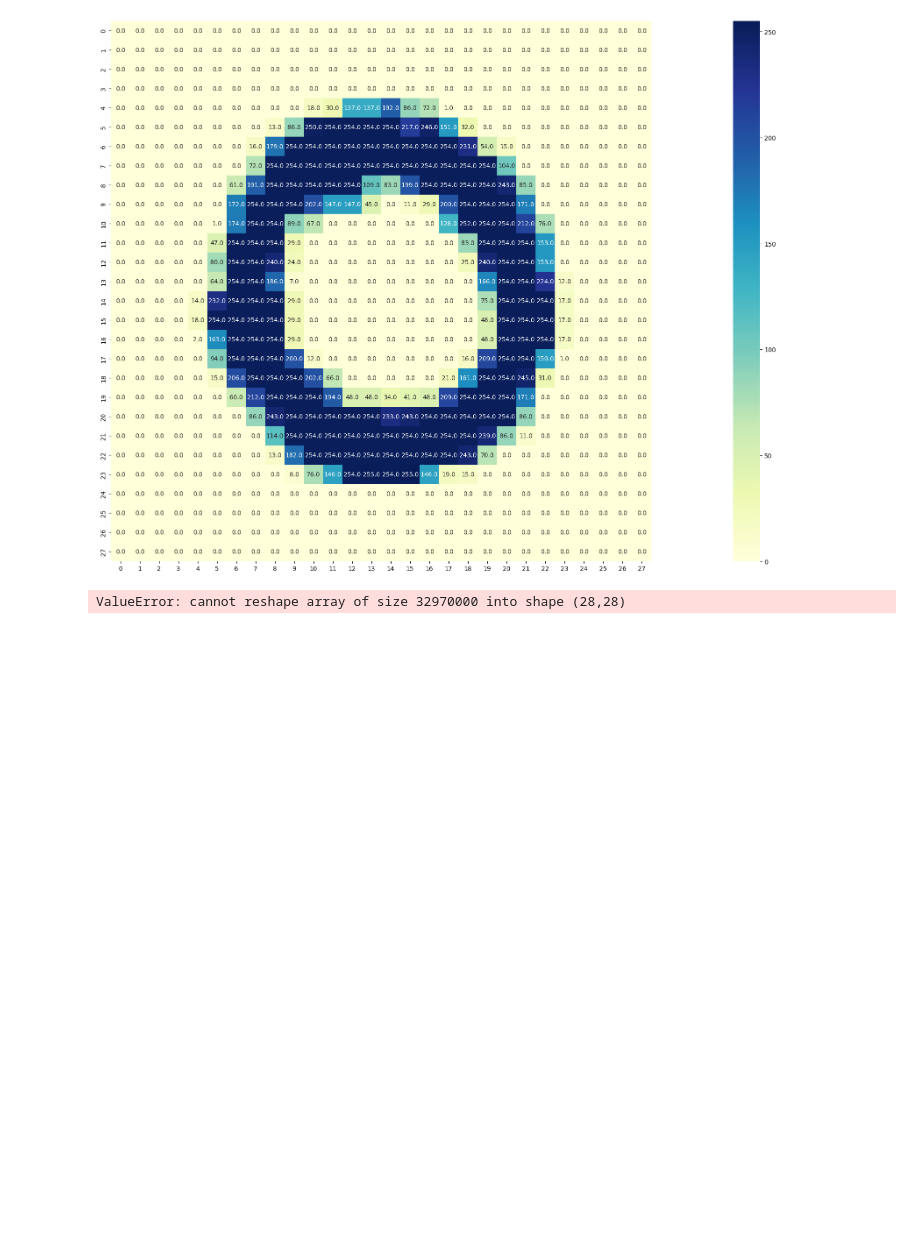
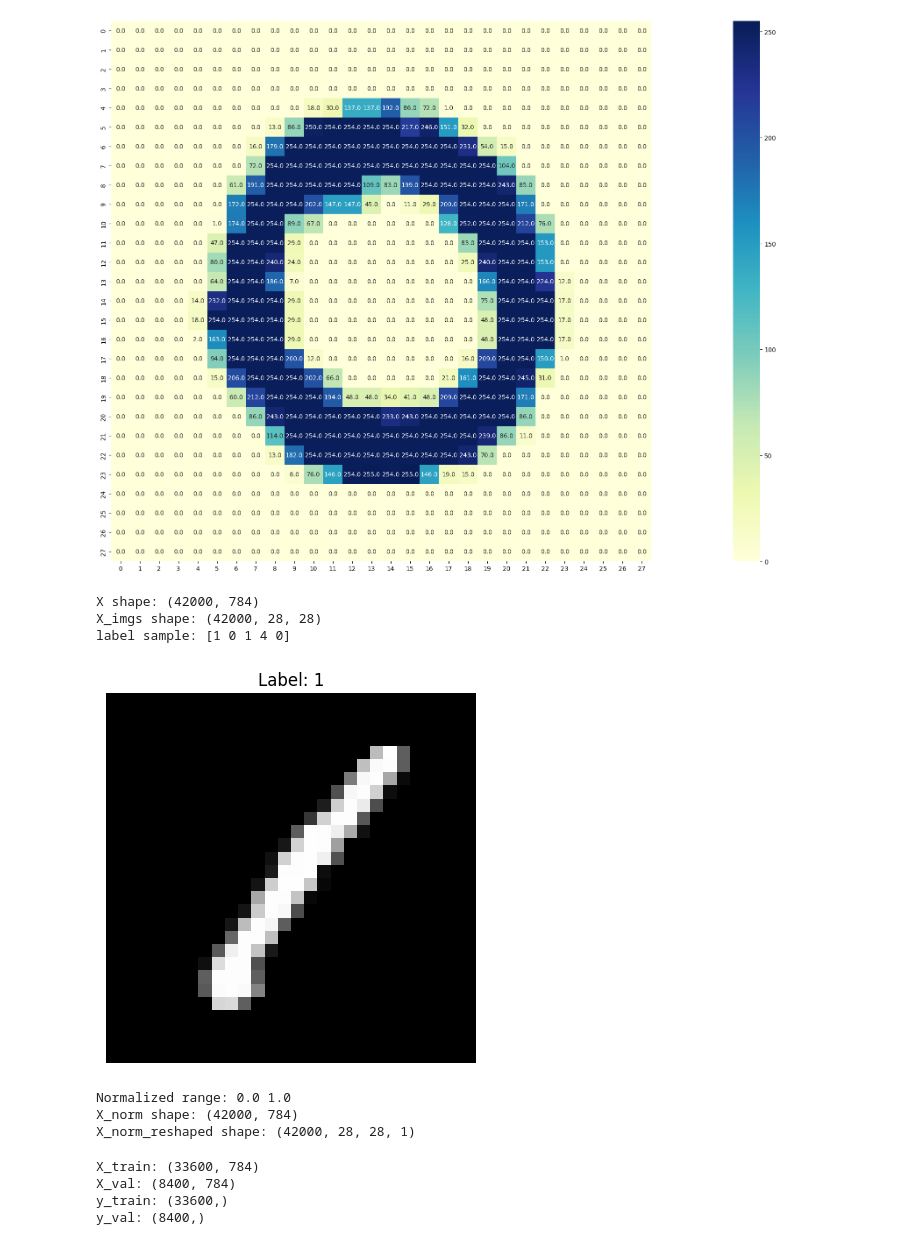
Before and after one commit to mutassimalzeem/vision-classification-pipeline, a Jupyter notebook: notebooks/analysis.ipynb, the cells around one changed output. Cells and saved outputs as stored; diff of their text form; code cells hidden in the pictures; blank space fills up the shorter version.

```diff
--- a/notebooks/analysis.ipynb
+++ b/notebooks/analysis.ipynb
@@ -56,8 +56,61 @@ Label: 0.0
 [figure]
 # %%
 import numpy as np
+import matplotlib.pyplot as plt
 
-reshaped_train = np.reshape(train, (28, 28))
-print(reshaped_train)
+
+X = train.drop(columns=['label']).to_numpy(dtype=np.float32)
+y = train['label'].to_numpy()
+
+# Reshape all rows into 28x28 images
+X_imgs = X.reshape(-1, 28, 28)
+
+print("X shape:", X.shape)
+print("X_imgs shape:", X_imgs.shape)
+print("label sample:", y[:5])
 # %% [output]
-ValueError: cannot reshape array of size 32970000 into shape (28,28)
+X shape: (42000, 784)
+X_imgs shape: (42000, 28, 28)
+label sample: [1 0 1 4 0]
+# %%
+sample_idx = 0
+plt.imshow(X_imgs[sample_idx], cmap='gray')
+plt.title(f"Label: {y[sample_idx]}")
+plt.axis('off')
+plt.show()
+# %% [output]
+[figure, added]
+# %%
+"""Normalization"""
+
+X = train.drop(columns=['label']).to_numpy(dtype=np.float32)
+y = train['label'].to_numpy()
+
+X_norm = X / 255.0
+print("Normalized range:", X_norm.min(), X_norm.max())
+print("X_norm shape:", X_norm.shape)
+
+X_norm_reshaped = X_norm.reshape(-1, 28, 28, 1)
+print("X_norm_reshaped shape:", X_norm_reshaped.shape)
+# %% [output]
+Normalized range: 0.0 1.0
+X_norm shape: (42000, 784)
+X_norm_reshaped shape: (42000, 28, 28, 1)
+# %%
+from sklearn.model_selection import train_test_split
+
+X_train, X_val, y_train, y_val = train_test_split(X_norm, y,
+    test_size=0.2,
+    random_state=42,
+    stratify=y
+)
+
+print("X_train:", X_train.shape)
+print("X_val:", X_val.shape)
+print("y_train:", y_train.shape)
+print("y_val:", y_val.shape)
+# %% [output]
+X_train: (33600, 784)
+X_val: (8400, 784)
+y_train: (33600,)
+y_val: (8400,)
```
Also changed, not shown: parts of 1 cell of this notebook.
